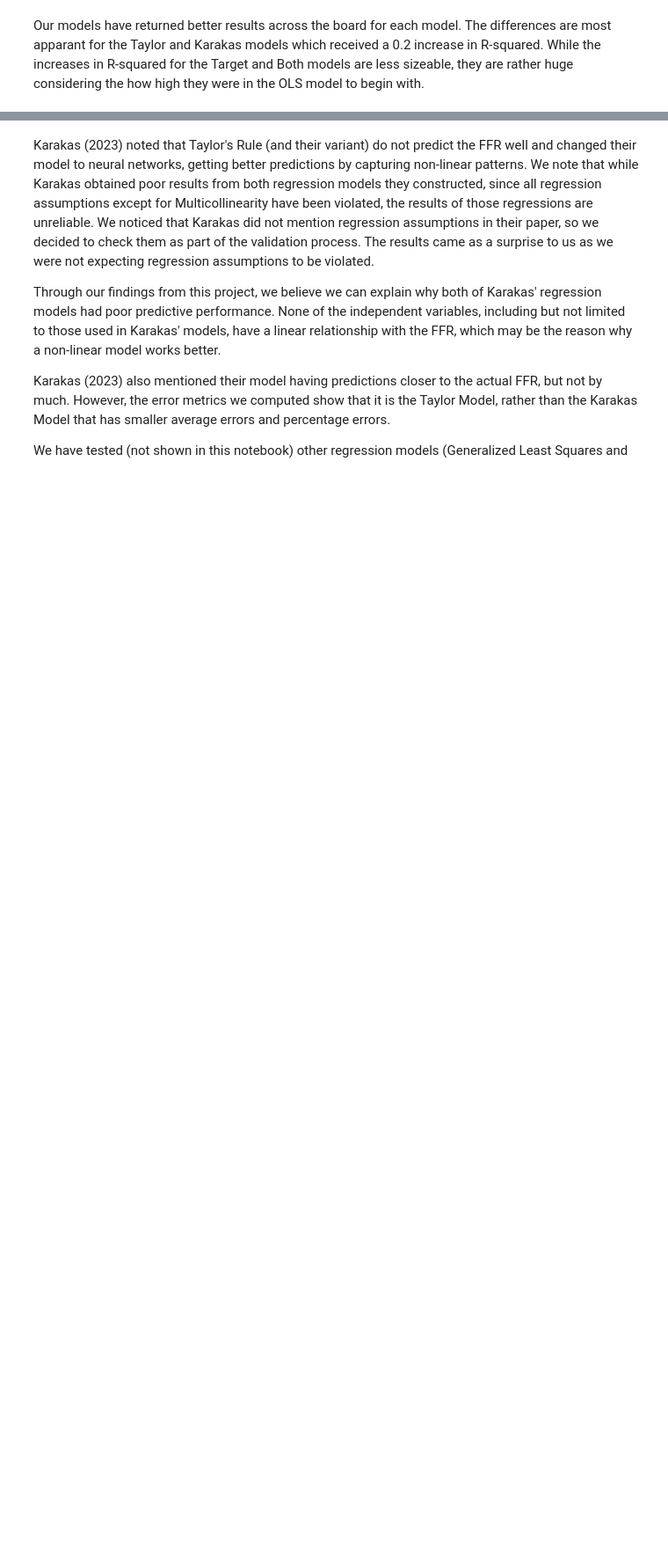
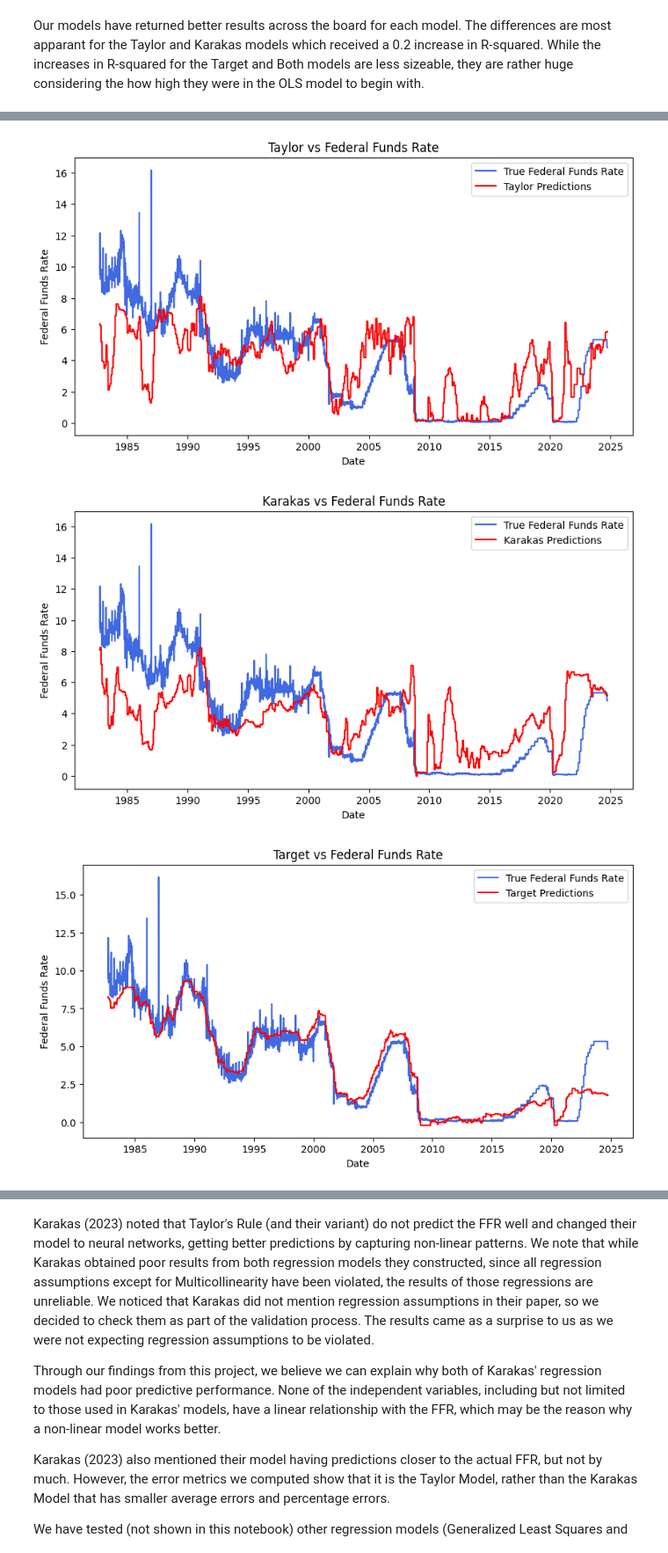
Before and after one commit to nvpham12/Capstone-Project, a Jupyter notebook: Capstone_Milestone_3_FFR_regression_modeling.ipynb, the cells around one changed output, grey strips where cells are left out. Shown at 88% size. Drawn from its saved outputs; the diff is of its cells as text; code cells hidden in the pictures; blank space fills up the shorter version.

```diff
--- a/Capstone_Milestone_3_FFR_regression_modeling.ipynb
+++ b/Capstone_Milestone_3_FFR_regression_modeling.ipynb
@@ -374,9 +511,3 @@ Using the 95% confidence level (significance level 0.05), the Jarque-Bera test,
 For the Durbin-Watson test, statistics less than 1 or greater than 3 indicate strong autocorrelation and would violate the regression assumption of autocorrelation.
 
 The models violates the first 4 regression Assumptions, which makes its results completely unreliable.
-# %%
-# Print VIFs for all models
-for model_name, vif_data in ols_vif_results.items():
-    print(f"VIF for {model_name} Model:")
-    print(vif_data)
-    print("\n")
@@ -449,0 +639,8 @@ Like Karakas (2023), we found RSS and SAE values were higher for the Karakas Mod
+# %%
+taylor_and_karakas = ["Taylor", "Karakas"]
+for model in taylor_and_karakas:
+    rs = find_resid_sum(y, ols_predictions[model])
+    sae = find_sae(y, ols_predictions[model])
+    print(f"{model}: ")
+    print(f"\tSum of Residuals: {rs}")
+    print(f"\tSum of Absolute Errors: {sae:.4f}")
@@ -487,14 +707,20 @@ The error metrics are also in favor of the Taylor Model having better performanc
 nn_fitted_models = {}
 nn_predictions = {}
 nn_error_metrics = {}
-
+nn_history = {}
 # Loop to fit, calculate VIFs, Calculate error metrics, and extract model stats for all models
 for model_name, X in model_features.items():
-    model, y_pred = fit_nn_model(X, y, model_name)
+    # Fit the model
+    model, y_pred, history = fit_nn_model(X, y, model_name)
 
     nn_fitted_models[model_name] = model
+
+    # Obtain predictions
     nn_predictions[model_name] = y_pred
 
-    # Calculate error metrics
+    # Find model metrics
     metrics = error_metrics(y, y_pred)
     nn_error_metrics[model_name] = metrics
+
+    # Save model training history
+    nn_history = history
@@ -507,0 +749,16 @@ Our models have returned better results across the board for each model. The dif
+# %%
+# Plot all neural network model predictions
+for model_name, y_pred in nn_predictions.items():
+    nn_predictions[model_name] = y_pred
+    plt.figure(figsize=(10, 5))
+    plt.plot(df.index, y, label="True Federal Funds Rate", color="royalblue")
+    plt.plot(df.index, y_pred, label=f"{model_name} Predictions", color="red")
+    plt.title(f"{model_name} vs Federal Funds Rate")
+    plt.xlabel("Date")
+    plt.ylabel("Federal Funds Rate")
+    plt.legend()
+    plt.show()
+# %% [output]
+[figure, added]
+[figure, added]
+[figure, added]
```
Also changed, not shown: parts of 65 cells of this notebook.
